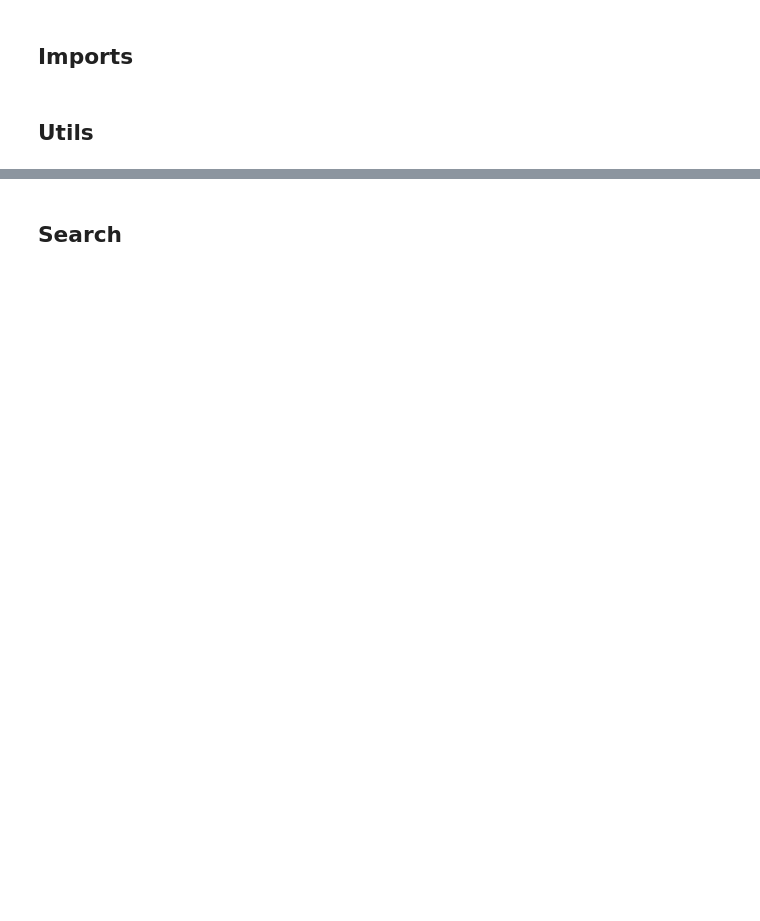
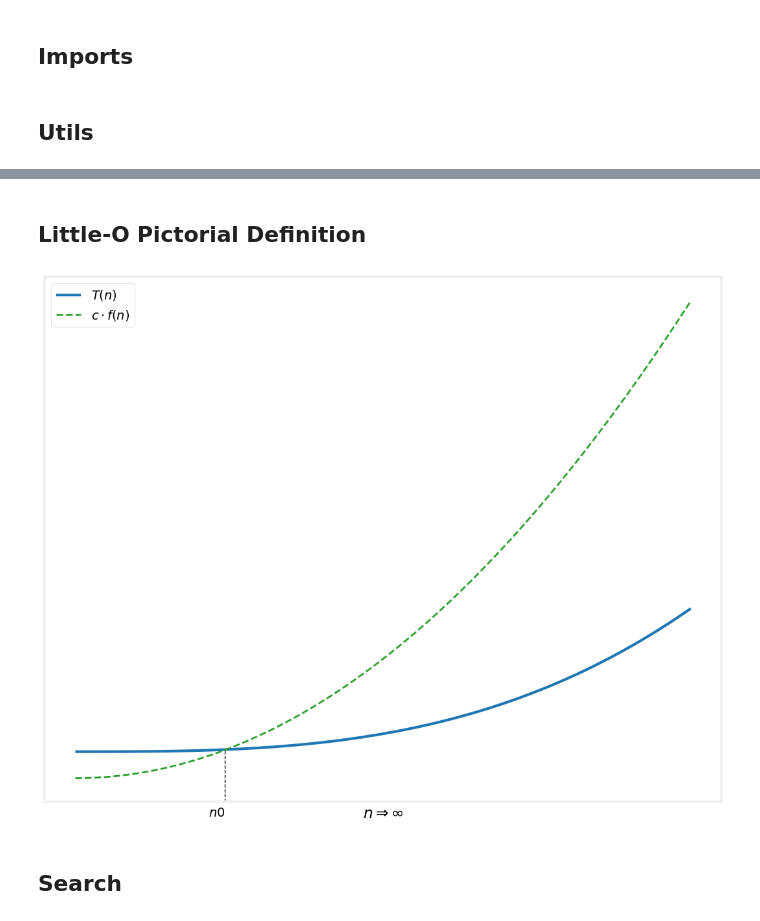
Before and after one commit to tanzan/scala-collections-howto, a Jupyter notebook: notebooks/asymptotic-notation/asymptotic-notation.ipynb, the cells around one changed output, grey strips where cells are left out. Drawn from its saved outputs; the diff is of its cells as text; code cells hidden in the pictures; blank space fills up the shorter version.

```diff
--- a/notebooks/asymptotic-notation/asymptotic-notation.ipynb
+++ b/notebooks/asymptotic-notation/asymptotic-notation.ipynb
@@ -31,3 +112,28 @@ def plot_benchmark(benchmark_list, labels, colors, image_name, display_legend =
+# %% [markdown]
+## Little-O Pictorial Definition
+# %%
+n = np.linspace(0, 0.3, 1000)
+labels = ["$ T(n) $", "$ c \\cdot f(n) $"]
+big_o = [n*n*n + 0.005, n*n]
+colors =['tab:blue','tab:green']
+lwidth = [3, 2]
+lwidth = [3, 2]
+styles = ['-', '--']
+
+plt.figure(figsize=(12, 10))
+
+for i in range(len(big_o)):
+    plt.plot(n, big_o[i], label=labels[i], color=colors[i], linewidth=lwidth[i], linestyle = styles[i])
+
+plt.axvline(x = 0.073, color = 'black', linewidth=1, linestyle='--', ymax = 0.1)
+plt.xlabel("$ n \\Rightarrow \\infty $")
+plt.text(0.065, -0.0072, "$ n0 $")
+plt.xticks([])
+plt.yticks([])
+plt.legend(loc=0)
+plt.savefig('images/little-o-definition.svg', bbox_inches='tight', format="svg")
+# %% [output]
+[figure, added]
 # %% [markdown]
 ## Search
 # %%
```
Also changed, not shown: parts of 14 cells of this notebook, 18 other files.
